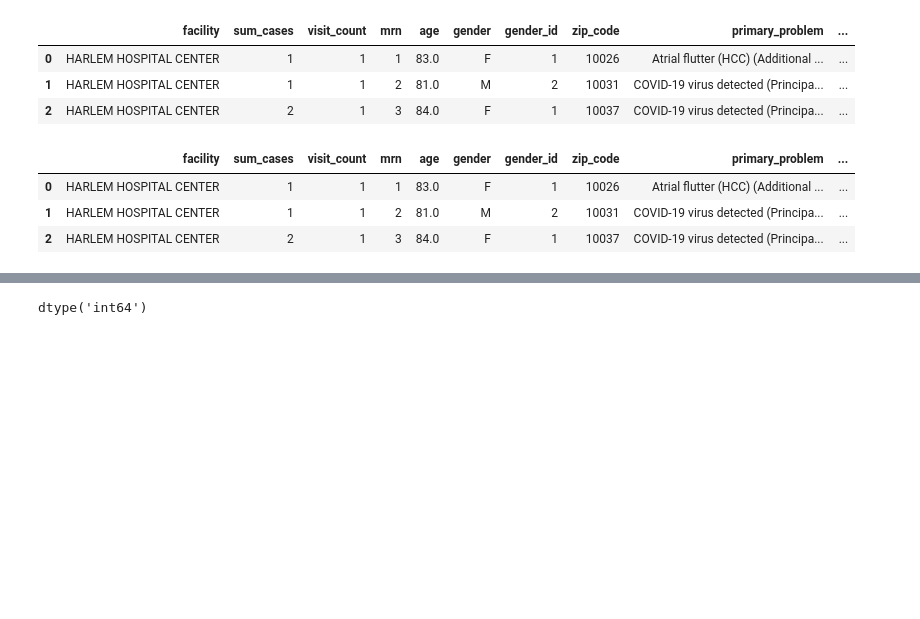
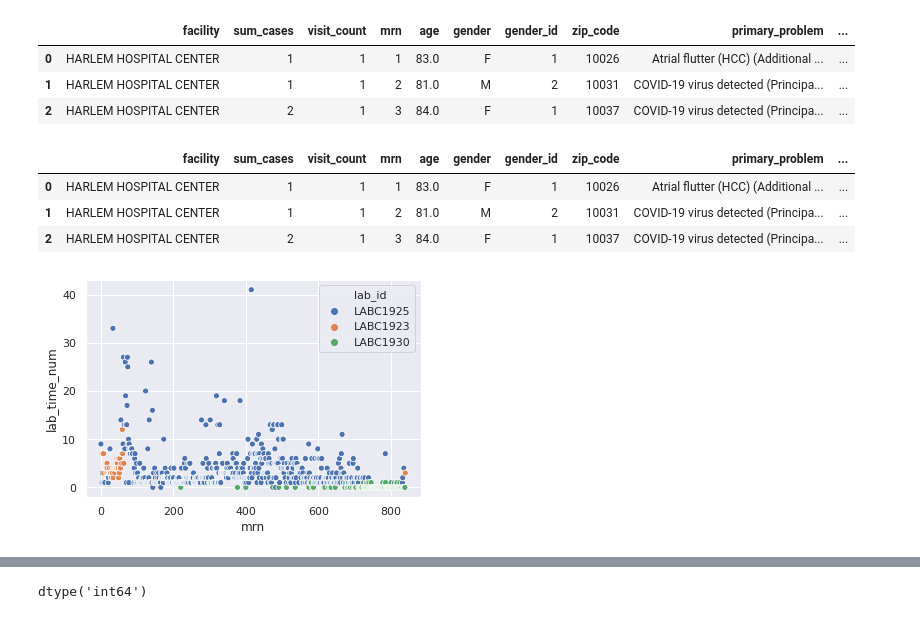
Before and after one commit to mgmboyd/DataAnalytics-Project3, a Jupyter notebook: 2018_2020_Project_3_Team_7.ipynb, the cells around one changed output, grey strips where cells are left out. Drawn from its saved outputs; the diff is of its cells as text; code cells hidden in the pictures; blank space fills up the shorter version.

```diff
--- a/2018_2020_Project_3_Team_7.ipynb
+++ b/2018_2020_Project_3_Team_7.ipynb
@@ -300,3 +322,7 @@ ha_df_lab_df.head(3)
 | 0 | HARLEM HOSPITAL CENTER | 1 | 1 | 1 | 83.0 | F | 1 | 10026 | Atrial flutter (HCC) (Additional ... | ... |
 | 1 | HARLEM HOSPITAL CENTER | 1 | 1 | 2 | 81.0 | M | 2 | 10031 | COVID-19 virus detected (Principa... | ... |
 | 2 | HARLEM HOSPITAL CENTER | 2 | 1 | 3 | 84.0 | F | 1 | 10037 | COVID-19 virus detected (Principa... | ... |
+# %%
+ax = sns.scatterplot(x="mrn", y="lab_time_num", hue="lab_id",data=ha_df_lab_df)
+# %% [output]
+[figure, added]
```
Also changed, not shown: parts of 24 cells of this notebook.
